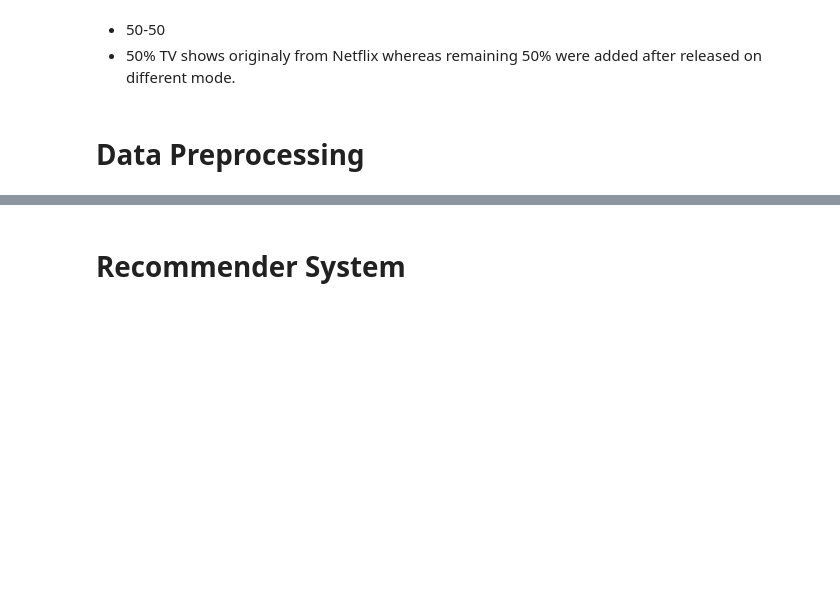
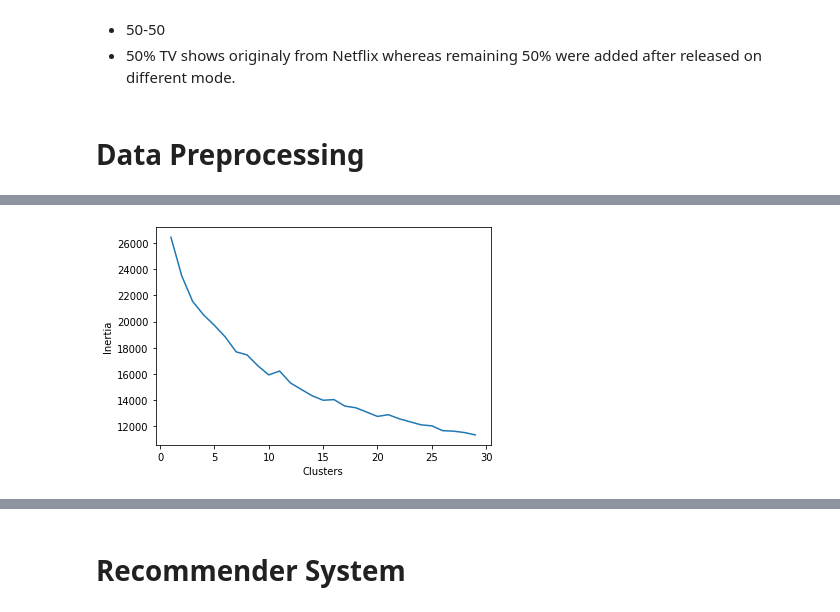
Before and after one commit to MandarRKhatavkar/Netflix-Movies-TV-Shows-Clustering, a Jupyter notebook: NETFLIX_MOVIES_AND_TV_SHOWS_CLUSTERING.ipynb, the cells around one changed output, grey strips where cells are left out. Cells and saved outputs as stored; diff of their text form; code cells hidden in the pictures; blank space fills up the shorter version.

```diff
--- a/NETFLIX_MOVIES_AND_TV_SHOWS_CLUSTERING.ipynb
+++ b/NETFLIX_MOVIES_AND_TV_SHOWS_CLUSTERING.ipynb
@@ -1133,0 +758,12 @@ df[df['cluster']==1]
+# %%
+ps = PorterStemmer()
+corpus = []
+# %%
+import re
+for i in range(len(df2)):
+  text = re.sub('[^a-zA-Z]',' ',df2['text'][i])
+  text = text.lower()
+  text = text.split()
+  text = [ps.stem(words) for words in text if words not in stopwords.words('english')]
+  text = " ".join(text)
+  corpus.append(text)
@@ -1133,0 +778,12 @@ df[df['cluster']==1]
+# %%
+from sklearn.feature_extraction.text import CountVectorizer,TfidfVectorizer
+cv = CountVectorizer()
+X = cv.fit_transform(corpus).toarray()
+# %%
+from sklearn.cluster import KMeans
+sse = []
+for i in range(1,30):
+  kmeans = KMeans(n_clusters=i,init="k-means++",random_state=42)
+  kmeans.fit(X)
+  sse.append(kmeans.inertia_)
+sse
@@ -1133,0 +808,7 @@ df[df['cluster']==1]
+# %%
+plt.plot(range(1,30),sse)
+plt.xlabel("Clusters")
+plt.ylabel("Inertia")
+plt.show()
+# %% [output]
+[figure, added]
```
Also changed, not shown: parts of 85 cells of this notebook.
